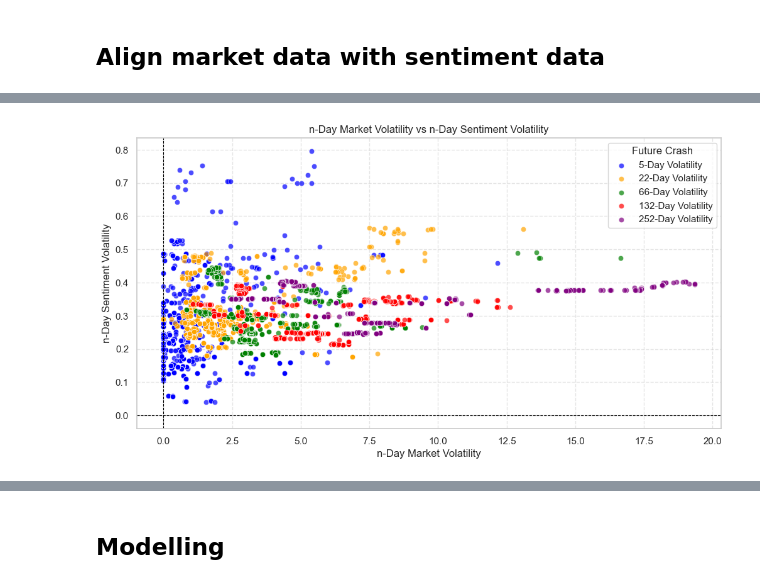
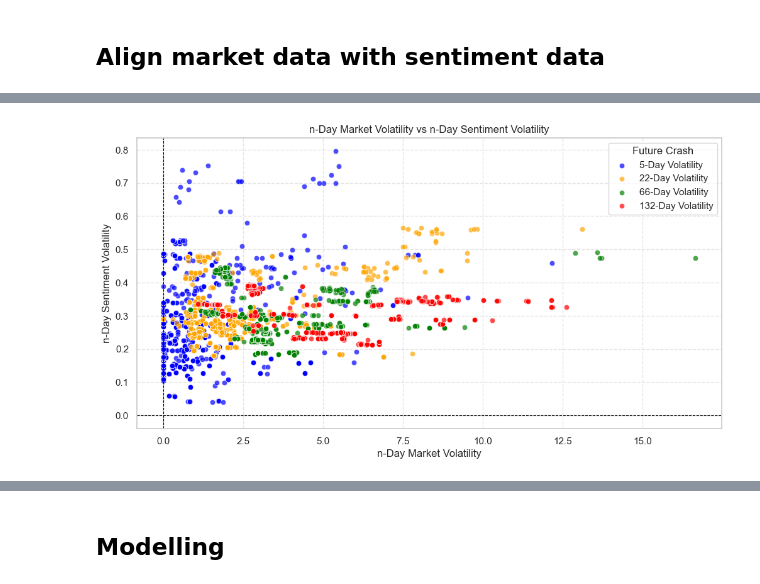
Before and after one commit to namolert/dynamic-ews, a Jupyter notebook: stock_price.ipynb, the cells around one changed output, grey strips where cells are left out. Drawn from its saved outputs; the diff is of its cells as text; code cells hidden in the pictures.

```diff
--- a/stock_price.ipynb
+++ b/stock_price.ipynb
@@ -416,32 +485,27 @@ market_sentiment_data
 # %%
 # Plot relationship between future crash and n-day market volatility combined with sentiment volatility
 # Plot for 5 day, 22 day, 66 day, and 126 day volatility
 crash_data = market_sentiment_data[market_sentiment_data['future_crash'] == 1]
 
 # Scale the market volatility and sentiment volatility for better visualization
 def scale_to_0_1(series):
     return (series - series.min()) / (series.max() - series.min())
 
-# for n in volatility_period:
-#     crash_data[f'{n}_day_market_volatility'] = scale_to_0_1(crash_data[f'{n}_day_market_volatility'])
-    # crash_data[f'{n}_day_sentiment_volatility'] = scale_to_0_1(crash_data[f'{n}_day_sentiment_volatility'])
-
 plt.figure(figsize=(12, 6))
 sns.scatterplot(x='5_day_market_volatility', y='5_day_sentiment_volatility', data=crash_data, label='5-Day Volatility', alpha=0.7, color='blue')
 sns.scatterplot(x='22_day_market_volatility', y='22_day_sentiment_volatility', data=crash_data, label='22-Day Volatility', alpha=0.7, color='orange')
 sns.scatterplot(x='66_day_market_volatility', y='66_day_sentiment_volatility', data=crash_data, label='66-Day Volatility', alpha=0.7, color='green')
 sns.scatterplot(x='132_day_market_volatility', y='132_day_sentiment_volatility', data=crash_data, label='132-Day Volatility', alpha=0.7, color='red')
-sns.scatterplot(x='252_day_market_volatility', y='252_day_sentiment_volatility', data=crash_data, label='252-Day Volatility', alpha=0.7, color='purple')
 plt.axhline(0, color='black', linestyle='--', linewidth=0.8)
 plt.axvline(0, color='black', linestyle='--', linewidth=0.8)
 plt.grid(True, linestyle='--', alpha=0.5)
 plt.title('n-Day Market Volatility vs n-Day Sentiment Volatility')
 plt.xlabel('n-Day Market Volatility')
 plt.ylabel('n-Day Sentiment Volatility')
 plt.legend(title='Future Crash', loc='upper right')
 plt.show()
 # %% [output]
-[figure, old version]
+[figure, new version]
 # %%
 n_cols = 3
 n_rows = (len(volatility_period) + n_cols - 1) // n_cols
```
Also changed, not shown: parts of 62 cells of this notebook, 4 other files.
